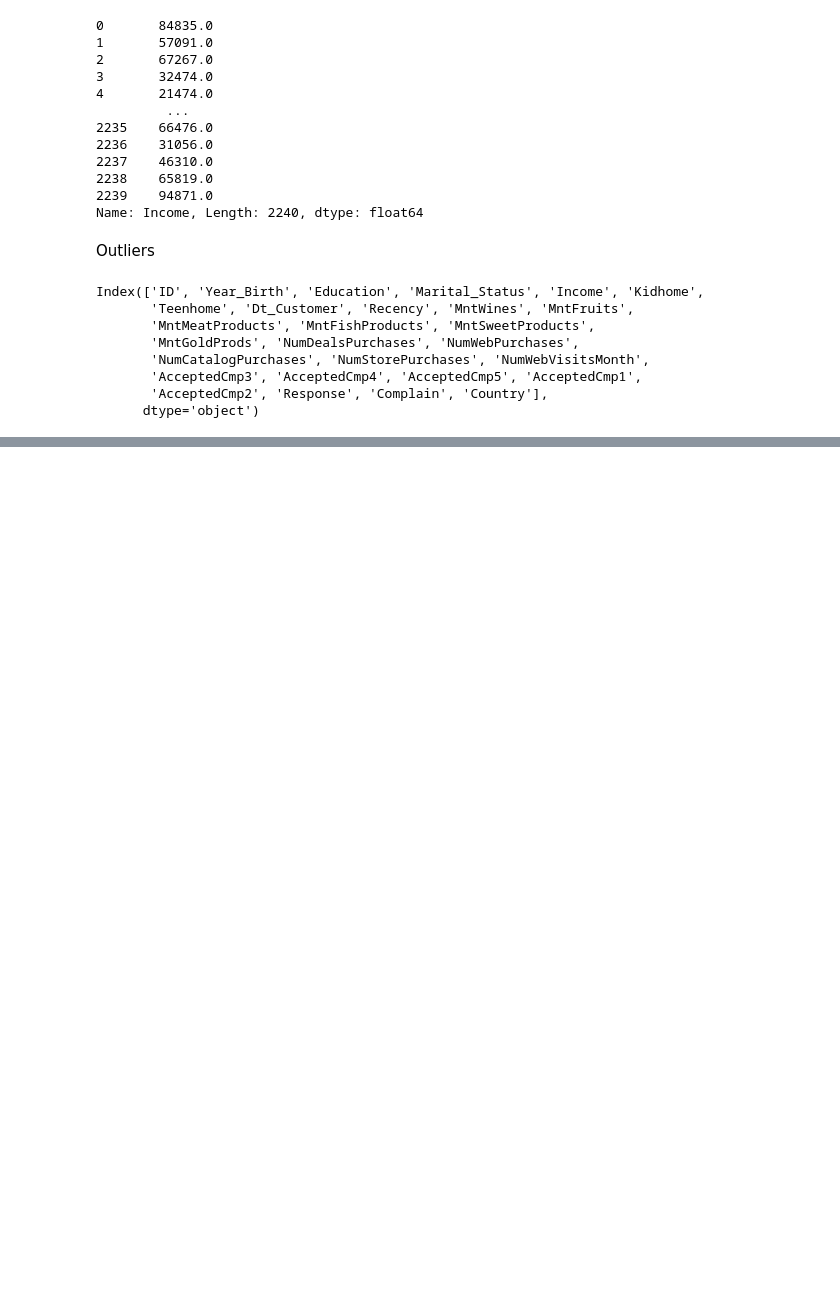
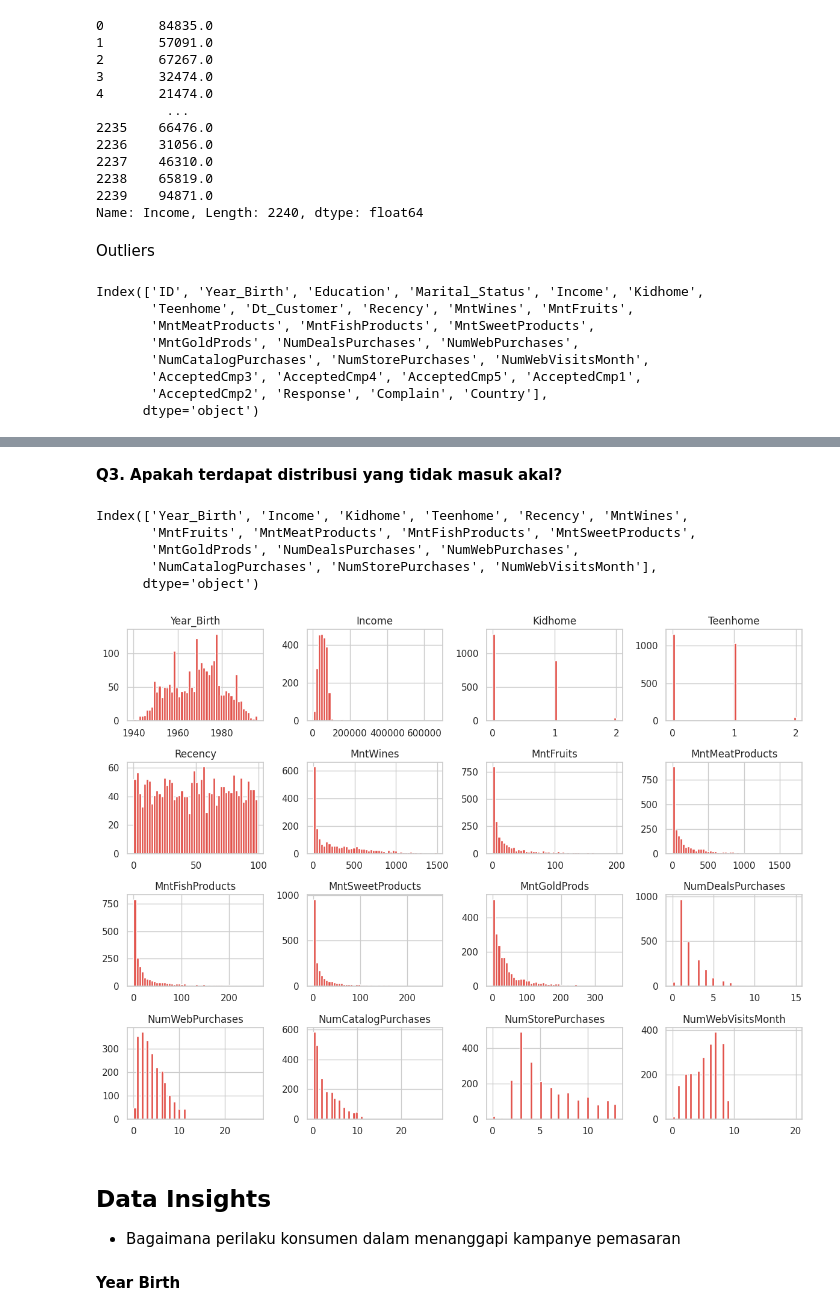
Before and after one commit to byancharizka/Marketing-Analytics-iFood, a Jupyter notebook: marketing_analytics.ipynb, the cells around one changed output, grey strips where cells are left out. Cells and saved outputs as stored; diff of their text form; code cells hidden in the pictures; blank space fills up the shorter version.

```diff
--- a/marketing_analytics.ipynb
+++ b/marketing_analytics.ipynb
@@ -279,0 +313,4 @@ df_to_plot
+# %%
+# Menghapus data Year_Birth yang nilainya < 1900
+df = df[df['Year_Birth'] > 1900].reset_index(drop = True)
+df[df['Year_Birth'] < 1900]
@@ -279,0 +319,26 @@ df_to_plot
+# %% [markdown]
+**Q3. Apakah terdapat distribusi yang tidak masuk akal?**
+# %%
+numeric = df_to_plot.columns
+numeric
+# %% [output]
+Index(['Year_Birth', 'Income', 'Kidhome', 'Teenhome', 'Recency', 'MntWines',
+       'MntFruits', 'MntMeatProducts', 'MntFishProducts', 'MntSweetProducts',
+       'MntGoldProds', 'NumDealsPurchases', 'NumWebPurchases',
+       'NumCatalogPurchases', 'NumStorePurchases', 'NumWebVisitsMonth'],
+      dtype='object')
+# %%
+fig = plt.figure(figsize = (12,9))
+ax = plt.gca()
+
+df.hist(bins = 50, ax = ax, layout = (4,4), column = numeric)
+plt.tight_layout()
+plt.show()
+# %% [output]
+[figure, added]
+# %% [markdown]
+## **Data Insights**
+
+- Bagaimana perilaku konsumen dalam menanggapi kampanye pemasaran
+# %% [markdown]
+**Year Birth**
```
Also changed, not shown: parts of 52 cells of this notebook.
